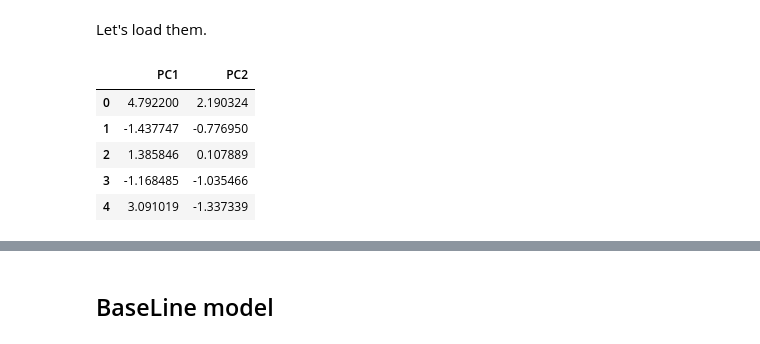
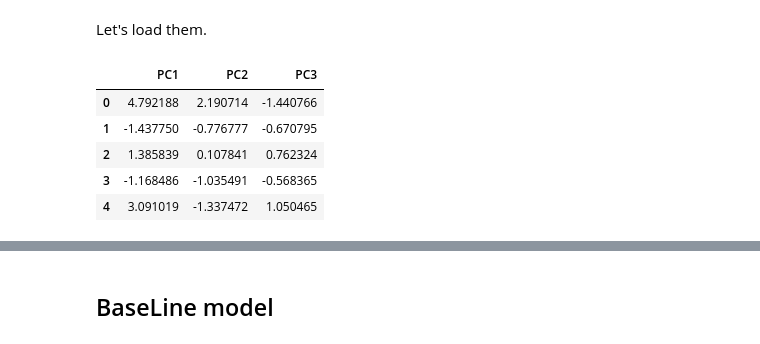
Before and after one commit to ZahraDehghani99/Heart-Disease-Health-Indicators-Dataset, a Jupyter notebook: heart_disease_classification_part2.ipynb, the cells around one changed output, grey strips where cells are left out. Drawn from its saved outputs; the diff is of its cells as text; code cells hidden in the pictures.

```diff
--- a/heart_disease_classification_part2.ipynb
+++ b/heart_disease_classification_part2.ipynb
@@ -329,15 +334,15 @@ y_train = pd.read_pickle("/content/drive/MyDrive/ML_Dr.sajedi/final_proj/y_train
 y_test = pd.read_pickle("/content/drive/MyDrive/ML_Dr.sajedi/final_proj/y_test_heart.pkl")
 # %%
 from sklearn.decomposition import PCA
-pca = PCA(2)
+pca = PCA(3)
 x_pca = pca.fit_transform(X_train)
 x_pca = pd.DataFrame(x_pca)
-x_pca.columns=['PC1','PC2']
+x_pca.columns=['PC1','PC2', 'PC3']
 x_pca.head()
 # %% [output]
-|  | PC1 | PC2 |
-| 0 | 4.792200 | 2.190324 |
-| 1 | -1.437747 | -0.776950 |
-| 2 | 1.385846 | 0.107889 |
-| 3 | -1.168485 | -1.035466 |
-| 4 | 3.091019 | -1.337339 |
+|  | PC1 | PC2 | PC3 |
+| 0 | 4.792188 | 2.190714 | -1.440766 |
+| 1 | -1.437750 | -0.776777 | -0.670795 |
+| 2 | 1.385839 | 0.107841 | 0.762324 |
+| 3 | -1.168486 | -1.035491 | -0.568365 |
+| 4 | 3.091019 | -1.337472 | 1.050465 |
```
Also changed, not shown: parts of 5 cells of this notebook.
